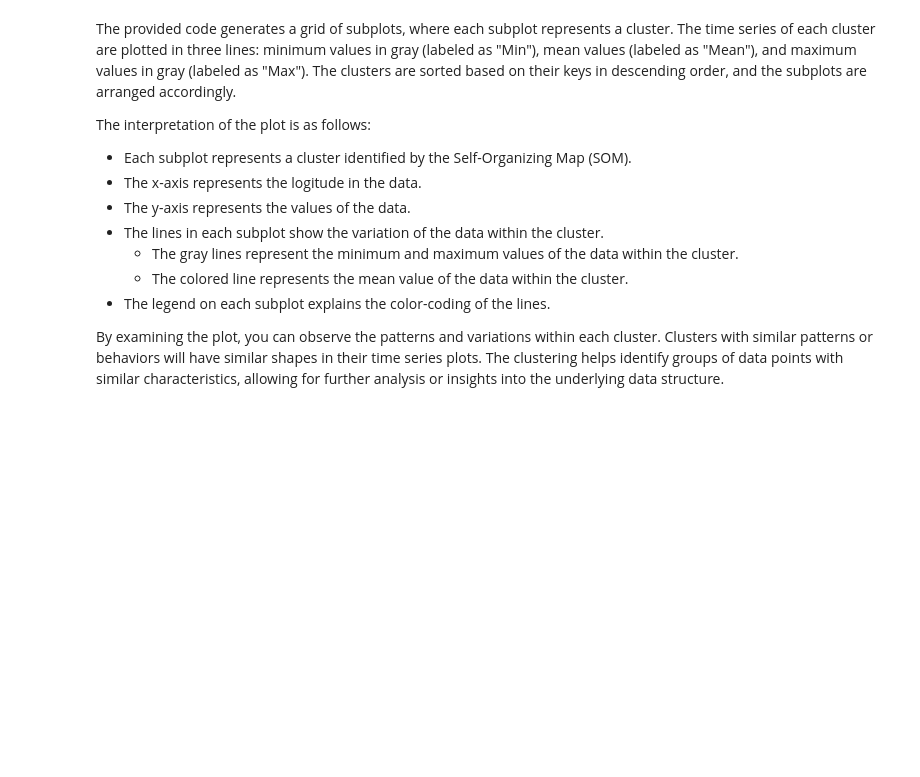
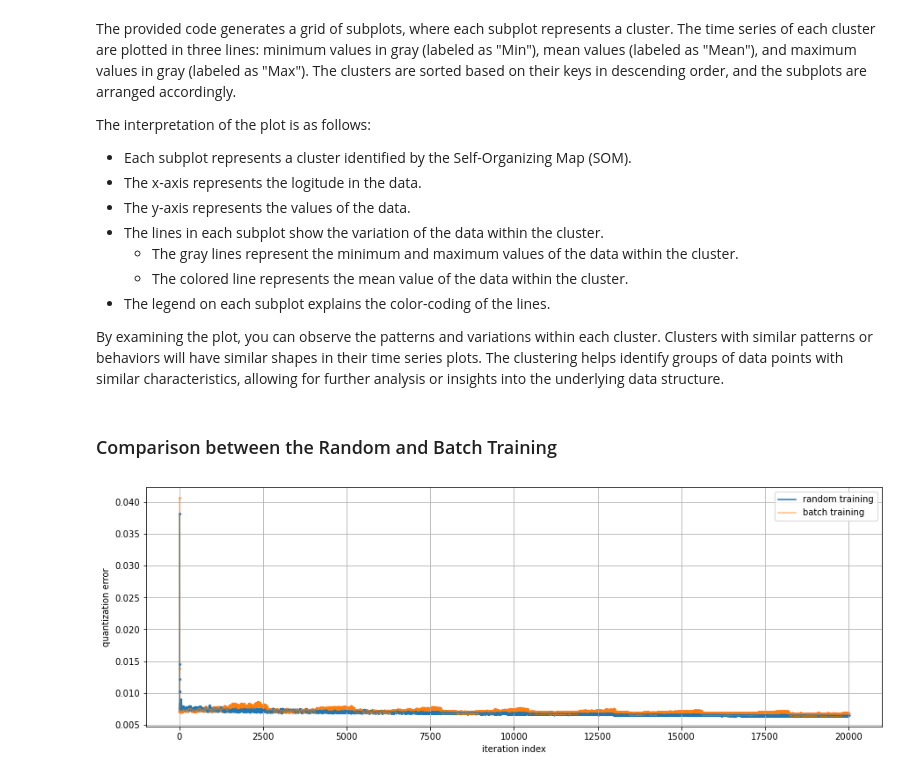
Before and after one commit to kachingasilwimba/EOF-SOM-Analysis, a Jupyter notebook: EOF_SOM.ipynb, the cells around one changed output. Drawn from its saved outputs; the diff is of its cells as text; code cells hidden in the pictures; blank space fills up the shorter version.

```diff
--- a/EOF_SOM.ipynb
+++ b/EOF_SOM.ipynb
@@ -337,5 +476,54 @@ The interpretation of the plot is as follows:
 - The legend on each subplot explains the color-coding of the lines.
 
 By examining the plot, you can observe the patterns and variations within each cluster. Clusters with similar patterns or behaviors will have similar shapes in their time series plots. The clustering helps identify groups of data points with similar characteristics, allowing for further analysis or insights into the underlying data structure.
+# %% [markdown]
+### Comparison between the Random and Batch Training
+# %%
+#================= check QE
+data = sm_eof_mode_
+som_r = MiniSom(10, 20, data.shape[1], sigma=3.,
+              learning_rate=.7,
+              neighborhood_function='gaussian',
+              random_seed=10)
+
+som_b = MiniSom(10, 20, data.shape[1], sigma=3.,
+              learning_rate=.7,
+              neighborhood_function='gaussian',
+              random_seed=10)
+
+#================= initate SOM
+som_b.pca_weights_init(data)
+som_r.pca_weights_init(data)
+
+max_iter = 10000*2
+q_error_r = []
+q_error_b = []
+
+#================= train SOM and save QE at each time step
+for i in range(max_iter):
+    #================= random training
+    rand_i = np.random.randint(len(data))
+    som_r.update(data[rand_i], som_r.winner(data[rand_i]), i, max_iter)
+    q_error_r.append(som_r.quantization_error(data))
+
+    #================= batch training
+    rand_i = i %len(data)-1
+    som_b.update(data[rand_i], som_b.winner(data[rand_i]), i, max_iter)
+    q_error_b.append(som_b.quantization_error(data))
+    # t_error.append(som.topographic_error(data))
+# %%
+plt.figure(figsize=(15,5))
+plt.plot(np.arange(max_iter), q_error_r, label='random training')
+plt.scatter(np.arange(max_iter), q_error_r, s=5)
+plt.plot(np.arange(max_iter), q_error_b, label='batch training',alpha=0.5)
+plt.scatter(np.arange(max_iter), q_error_b, s=5,alpha=0.5)
+# plt.plot(np.arange(max_iter), t_error, label='topographic error')
+plt.ylabel('quantization error')
+plt.xlabel('iteration index')
+plt.grid()
+plt.legend()
+plt.show()
+# %% [output]
+[figure, added]
 # %%
 #https://github.com/NCAR/MSMIP/tree/master/jupyternotebooks
```
Also changed, not shown: parts of 11 cells of this notebook.
